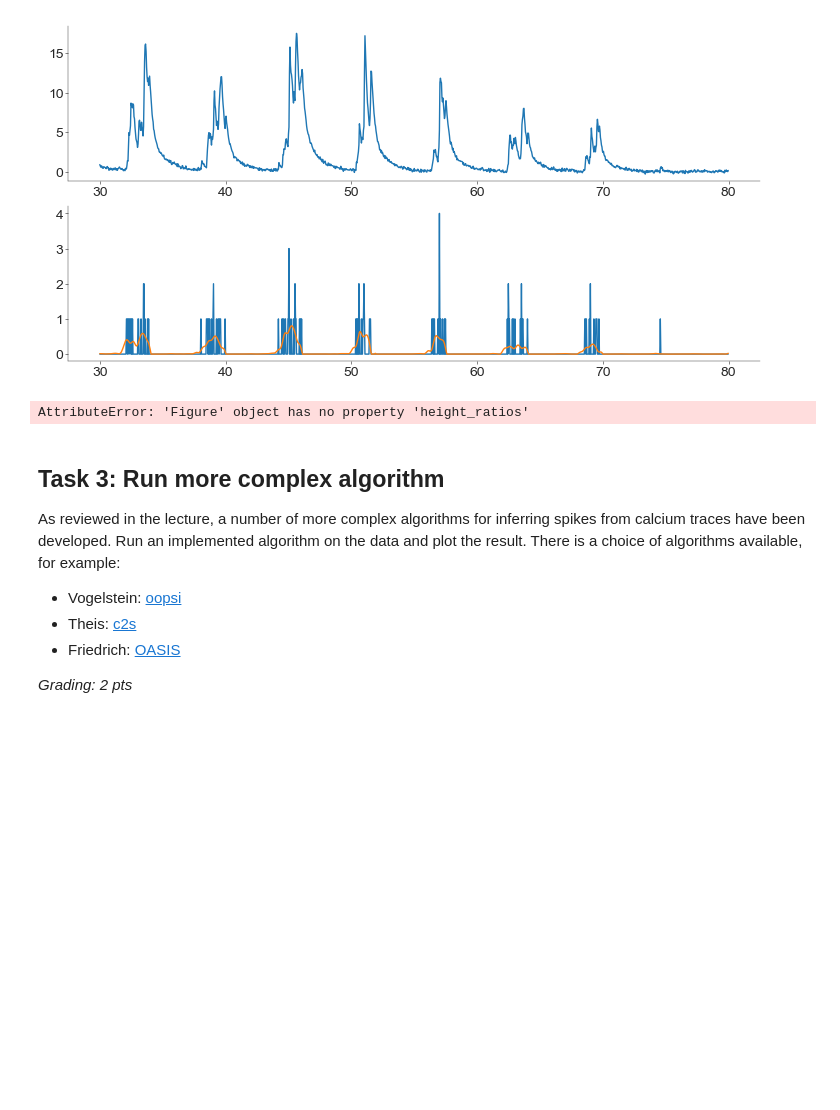
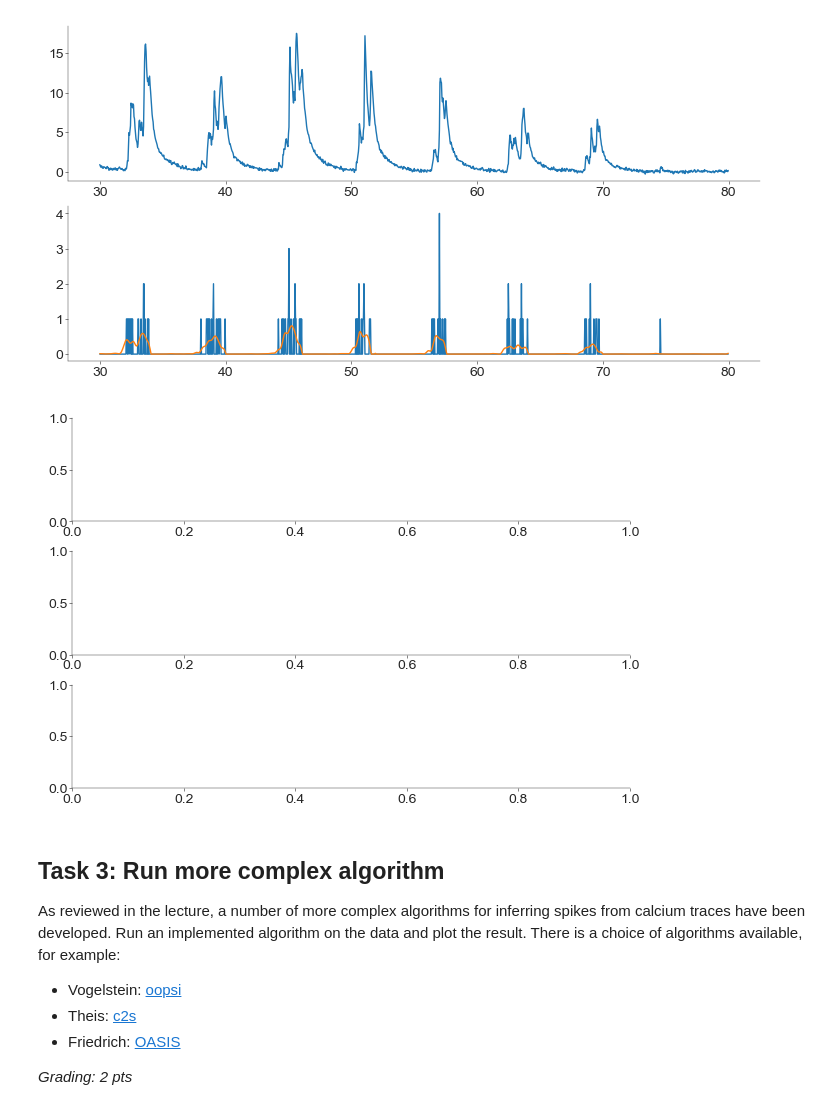
Before and after one commit to atimcenko/tu-neural-data-science, a Jupyter notebook: notebooks/CodingLab3_Alex.ipynb, the cells around one changed output. Cells and saved outputs as stored; diff of their text form; code cells hidden in the pictures; blank space fills up the shorter version.

```diff
--- a/notebooks/CodingLab3_Alex.ipynb
+++ b/notebooks/CodingLab3_Alex.ipynb
@@ -405,15 +405,15 @@ plt.plot(times[t_slice], sp_hat_gcamp[t_slice])
 # %%
 # --------------------------------------------------------------------------
 # Compare true and deconvolved spikes rates for the OGB or GCamP Cell (1 pt)
 # --------------------------------------------------------------------------
 
 fig, axs = plt.subplots(
-    3, 1, figsize=(6, 4), height_ratios=[1, 1, 1], gridspec_kw=dict(hspace=0)
+    3, 1, figsize=(6, 4), gridspec_kw=dict(hspace=0)
 )
 
 # OGB Cell
 # %% [output]
-AttributeError: 'Figure' object has no property 'height_ratios'
+[figure, added]
 # %% [markdown]
 ## Task 3: Run more complex algorithm
 
```
Also changed, not shown: 1 other file.
